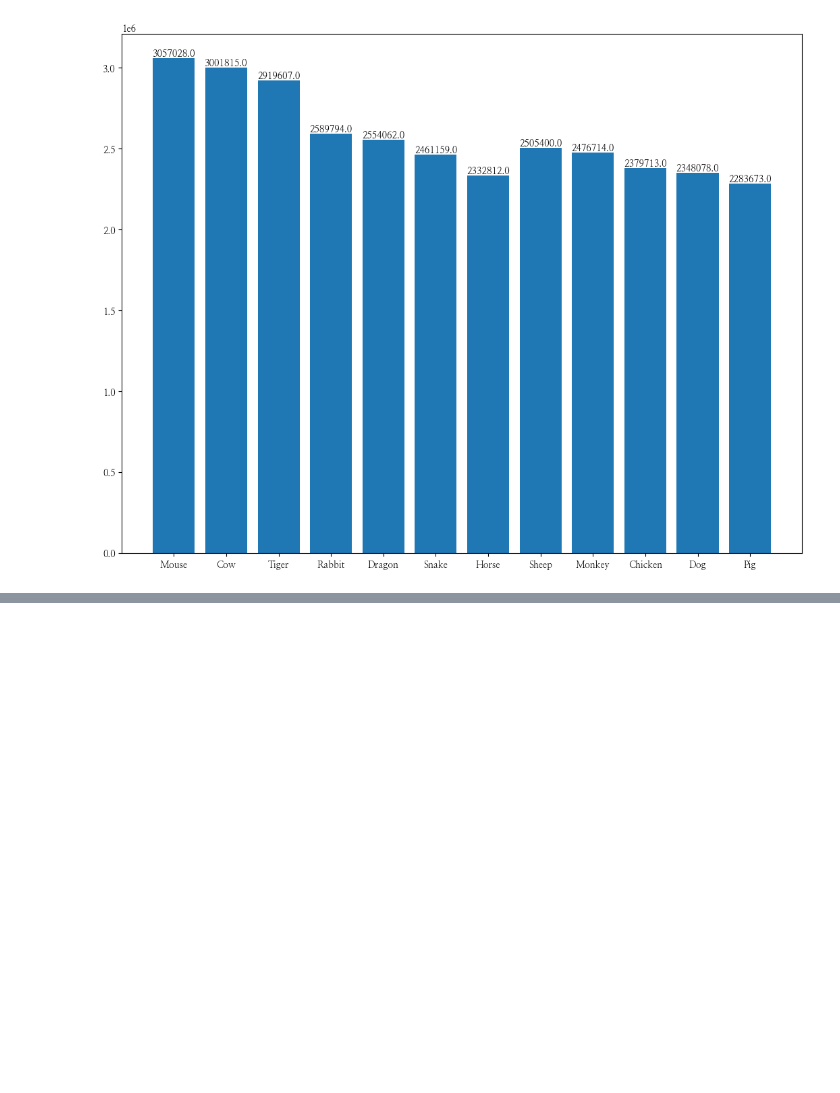
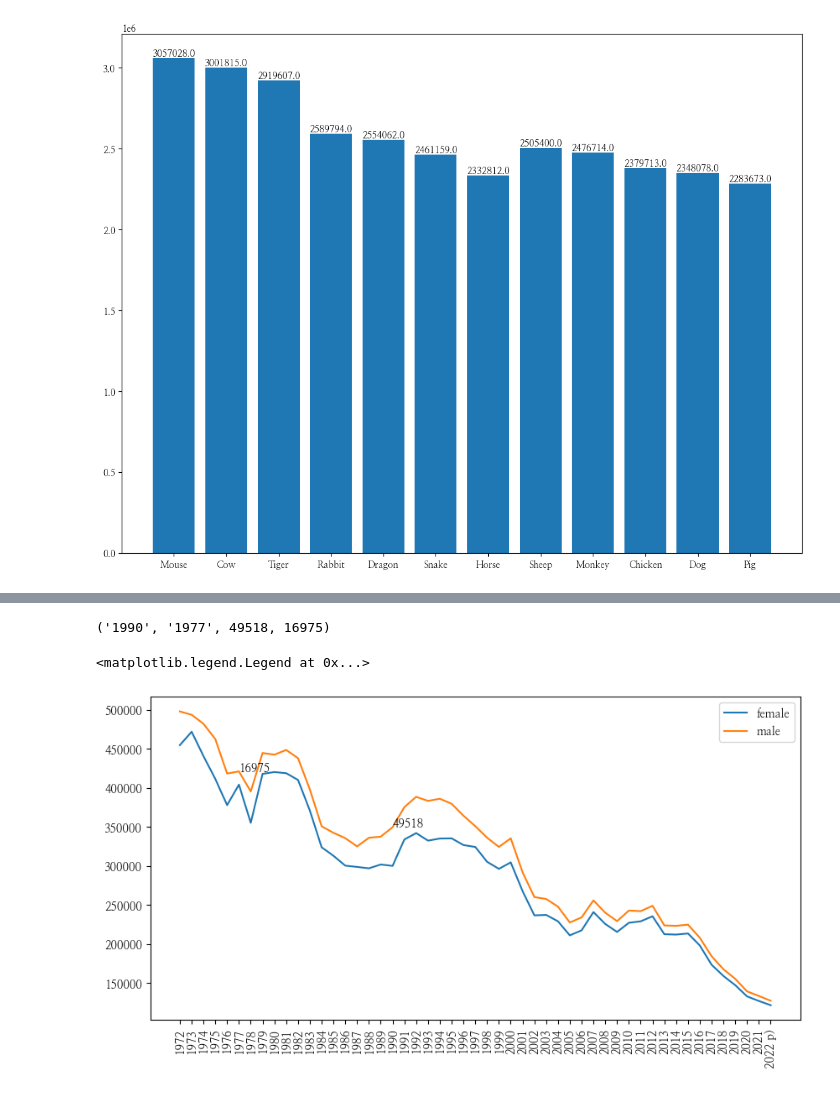
Before and after one commit to EvoDmiK/Doodle-Box, a Jupyter notebook: ipynb/[Doodle] 한국 사람 중 가장 많은 띠는 무엇!?.ipynb, the cells around one changed output, grey strips where cells are left out. Cells and saved outputs as stored; diff of their text form; code cells hidden in the pictures; blank space fills up the shorter version.

```diff
--- a/ipynb/[Doodle] 한국 사람 중 가장 많은 띠는 무엇!?.ipynb
+++ b/ipynb/[Doodle] 한국 사람 중 가장 많은 띠는 무엇!?.ipynb
@@ -66,0 +76,25 @@ df.sample(3).T
+# %%
+max_ratio_y = df[df['gender ratio'] == np.max(df['gender ratio'])].index[0]
+min_ratio_y = df[df['gender ratio'] == np.min(df['gender ratio'])].index[0]
+
+max_diff    = int(df.loc[max_ratio_y]['diff'])
+min_diff    = int(df.loc[min_ratio_y]['diff'])
+
+max_ratio_y, min_ratio_y, max_diff, min_diff
+# %% [output]
+('1990', '1977', 49518, 16975)
+# %%
+years = df.index.to_list()
+
+plt.figure(figsize = (10, 5))
+plt.plot(years, df['num of female'], label = 'female')
+plt.plot(years,   df['num of male'], label =   'male')
+
+
+plt.text(max_ratio_y, int(df.loc[max_ratio_y]['num of male'] + 20), max_diff)
+plt.text(min_ratio_y, int(df.loc[min_ratio_y]['num of male'] + 20), min_diff)
+plt.xticks(rotation = 90)
+plt.legend()
+# %% [output]
+<matplotlib.legend.Legend at 0x...>
+[figure, added]
```
Also changed, not shown: parts of 3 cells of this notebook.
